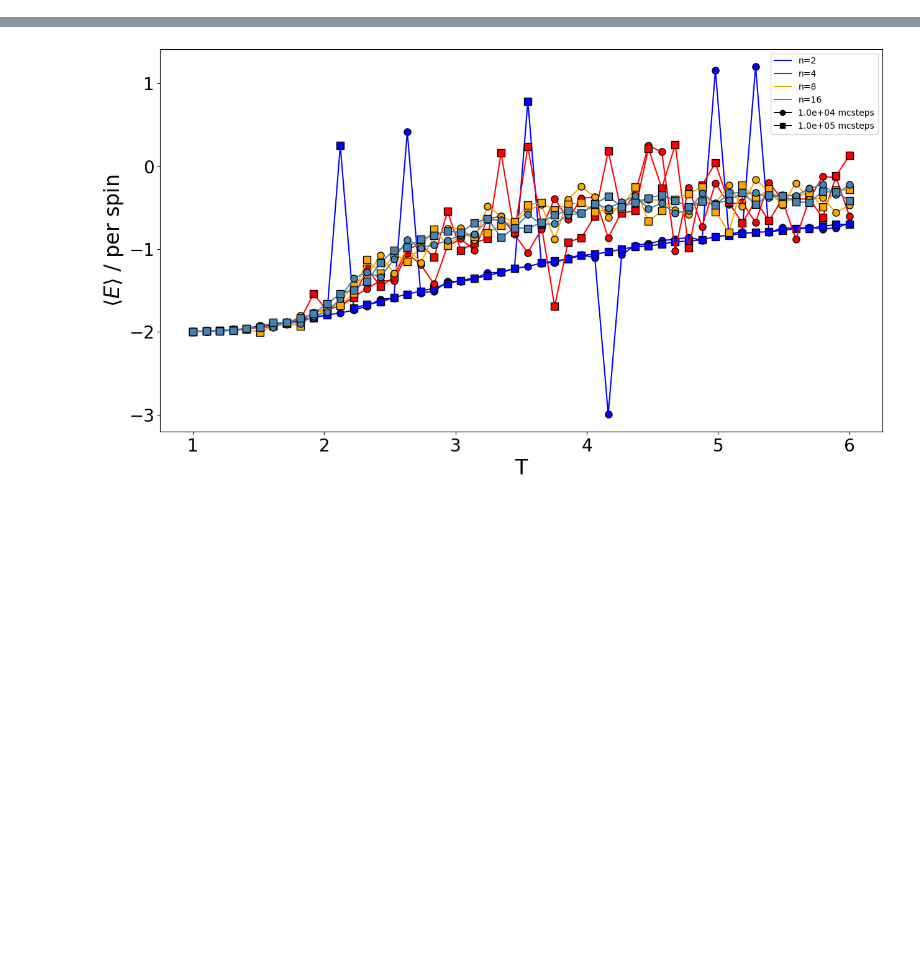
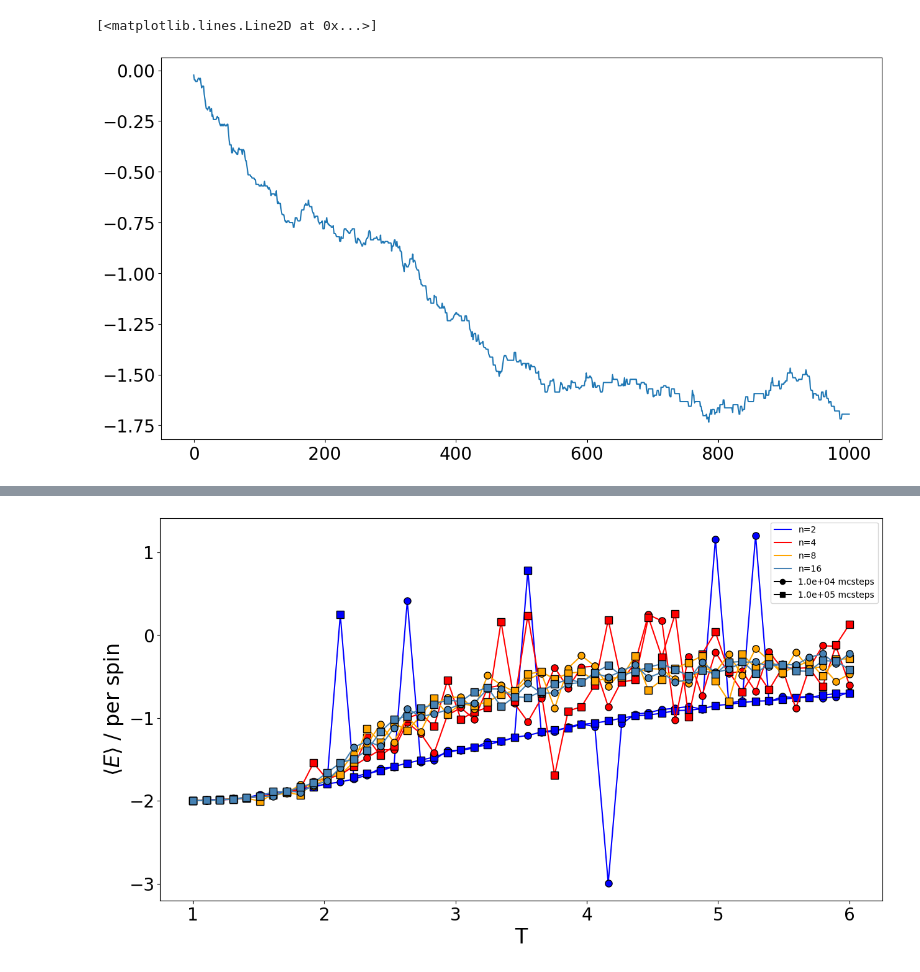
Before and after one commit to Modelizacion-de-Materiales/ModelizacionSolucionProblemas, a Jupyter notebook: Guia5-MC/Guia5-MC-python/MC_plots.ipynb, the cells around one changed output, grey strips where cells are left out. Drawn from its saved outputs; the diff is of its cells as text; code cells hidden in the pictures; blank space fills up the shorter version.

```diff
--- a/Guia5-MC/Guia5-MC-python/MC_plots.ipynb
+++ b/Guia5-MC/Guia5-MC-python/MC_plots.ipynb
@@ -18,0 +36,5 @@ mcsteps =[1e4, 1e5]
+# %%
+plt.plot(dynamics['E']/16**2)
+# %% [output]
+[<matplotlib.lines.Line2D at 0x...>]
+[figure, added]
```
Also changed, not shown: parts of 13 cells of this notebook.
